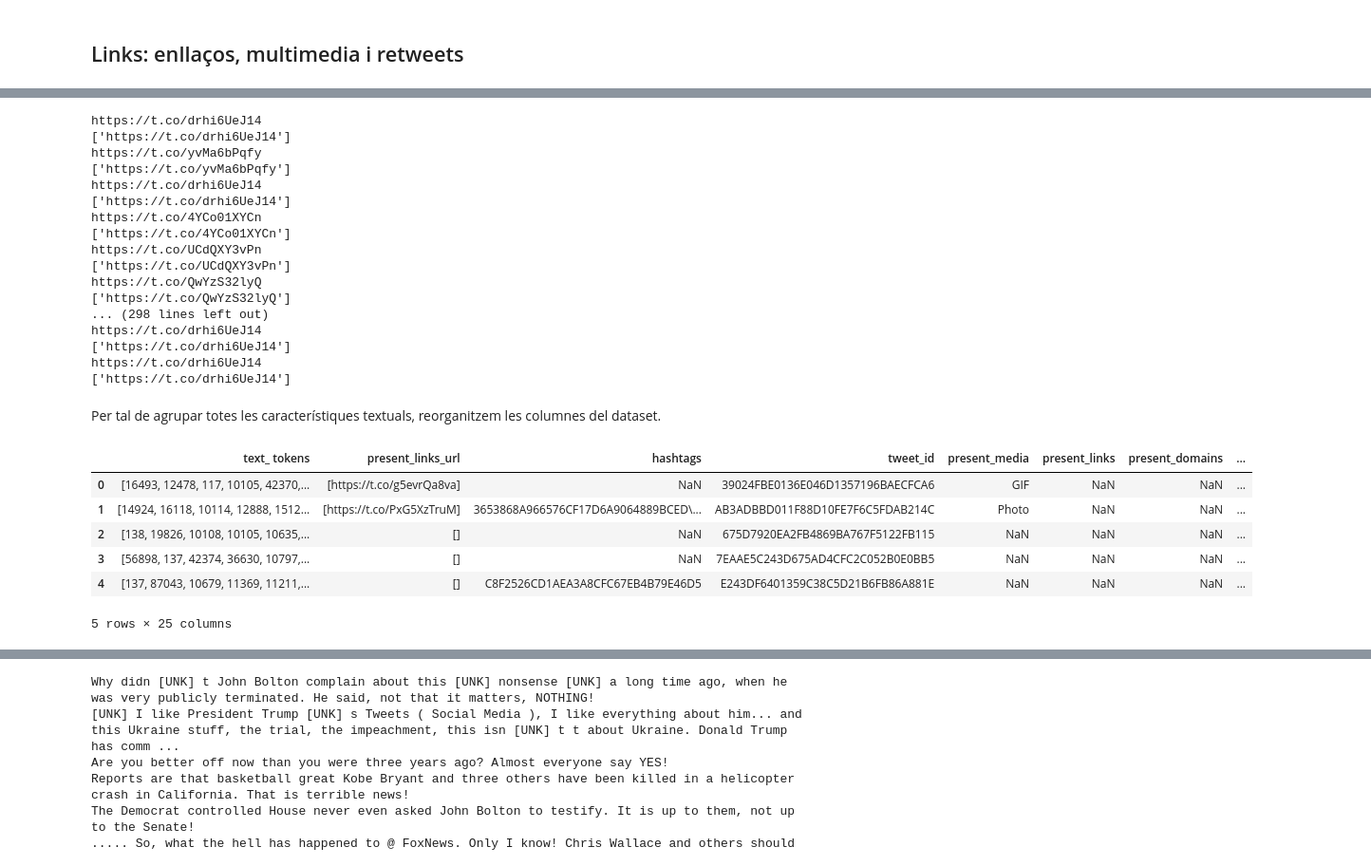
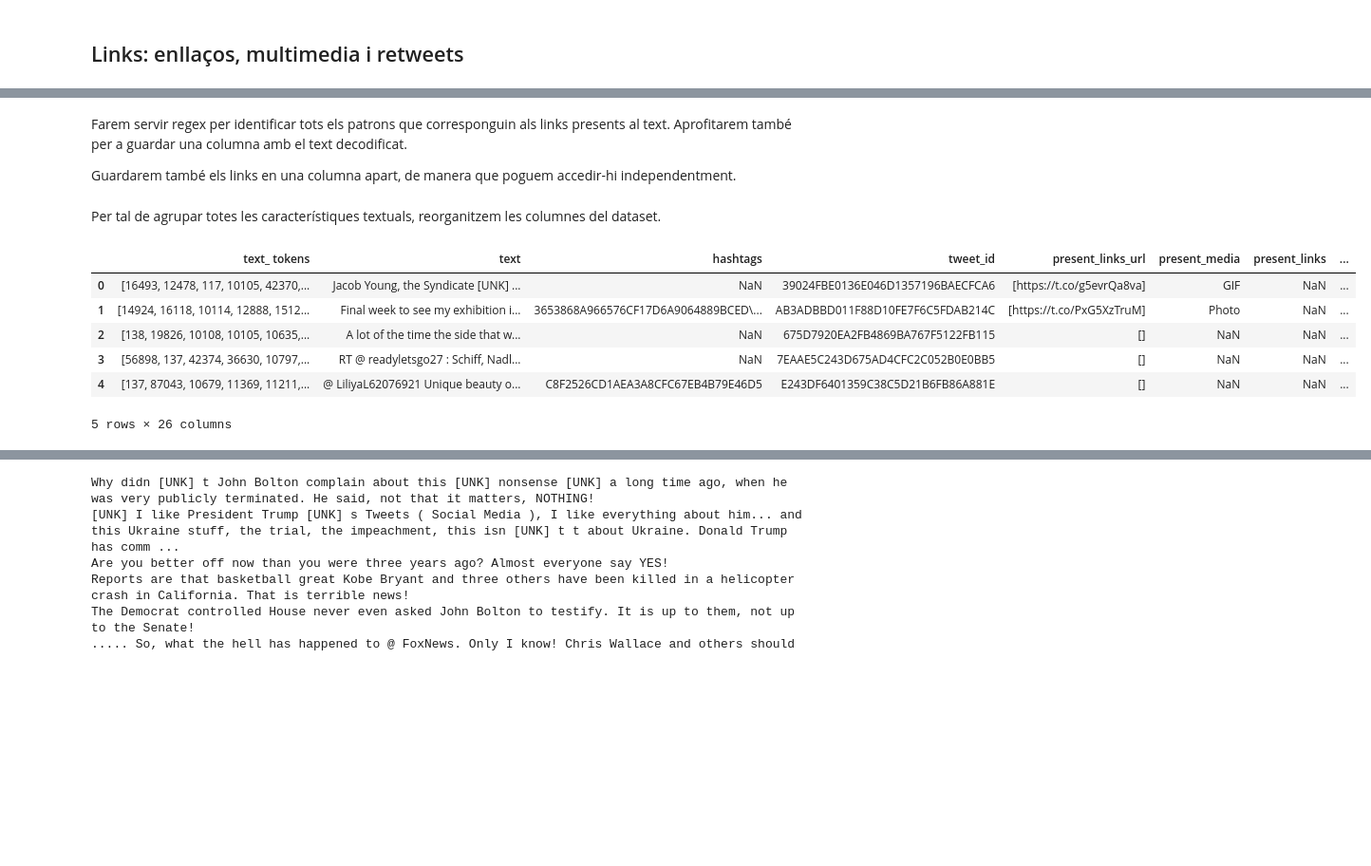
Before and after one commit to RicardFS90/Recsys_Twitter, a Jupyter notebook: Text analysis per entrega.ipynb, the cells around one changed output, grey strips where cells are left out. Shown at 95% size. Cells and saved outputs as stored; diff of their text form; code cells hidden in the pictures; blank space fills up the shorter version.

```diff
--- a/Text analysis per entrega.ipynb
+++ b/Text analysis per entrega.ipynb
@@ -209,57 +213,53 @@ for index, row in d_eng_user.iterrows():
-# %%
-#Let's print them in order to check the resulting strings and easily access the links in the text
-for i, s in enumerate(list_twits):
-    list_twits_item = []
-    for item in list_twits[i]:
-        link_regex = item.replace(' ','')
-        list_twits_item.append(link_regex) # I use replace because s.strip() is not working
-        print(link_regex) #Let's print the link so we can access it easier
-
-    #list_twits_fix.append(list_twits_item)
-    if list_twits_item != []: print(list_twits_item) #Print only the lists that are not empty
-#print(list_twits_fix)
-# %% [output]
-https://t.co/drhi6UeJ14
-['https://t.co/drhi6UeJ14']
-https://t.co/yvMa6bPqfy
-['https://t.co/yvMa6bPqfy']
-https://t.co/drhi6UeJ14
-['https://t.co/drhi6UeJ14']
-https://t.co/4YCo01XYCn
-['https://t.co/4YCo01XYCn']
-https://t.co/UCdQXY3vPn
-['https://t.co/UCdQXY3vPn']
-https://t.co/QwYzS32lyQ
-['https://t.co/QwYzS32lyQ']
-... (298 lines left out)
-https://t.co/drhi6UeJ14
-['https://t.co/drhi6UeJ14']
-https://t.co/drhi6UeJ14
-['https://t.co/drhi6UeJ14']
+# %% [markdown]
+Farem servir regex per identificar tots els patrons que corresponguin als links presents al text. Aprofitarem també per a guardar una columna amb el text decodificat.
+
+Guardarem també els links en una columna apart, de manera que poguem accedir-hi independentment.
 # %%
+#Replace the links in the text in order to made them clickable
+
 #Create a new column to store the list of links
 d_eng['present_links_url'] = ""
-#d_eng.at[index, 'present_links_text'] = links_list
+
+#Now that the text will be more readable, we will create a column with the text
+d_eng['text'] = ""
 
 for index, row in d_eng.iterrows():
     links_list = []
-    links_list = re.findall(valid_pattern, tokenizer.decode(d_eng['text_ tokens'][index]))
+    links_list_clean = []
+    tweet_text = tokenizer.decode(d_eng['text_ tokens'][index])
+    links_list = re.findall(valid_pattern, tweet_text)
+
     for i, s in enumerate(links_list):
-        links_list[i] = s.replace(' ','') # I use replace because s.strip() is not working
+        if i != 0:
+            tweet_text = tweet_text_replaced
+        link_old = s
+        link_new = s.replace(' ','') # I use replace because s.strip() is not working
+        links_list_clean.append(link_new)
+        tweet_text_replaced = tweet_text.replace(link_old, link_new)
 
-    d_eng.at[index, 'present_links_url'] = links_list
+    d_eng.at[index, 'present_links_url'] = links_list_clean
+
+    if links_list == []:
+        d_eng.at[index, 'text'] = tweet_text
+    else:
+        d_eng.at[index, 'text'] = tweet_text_replaced
 # %% [markdown]
 Per tal de agrupar totes les característiques textuals, reorganitzem les columnes del dataset.
 # %%
+second_col = d_eng['text']
+d_eng.drop(labels=['text'], axis=1, inplace = True)
+d_eng.insert(1, 'text', second_col)
+d_eng.head()
+
 col = d_eng['present_links_url']
 d_eng.drop(labels=['present_links_url'], axis=1, inplace = True)
-d_eng.insert(1, 'present_links_url', col)
+d_eng.insert(4, 'present_links_url', col)
 d_eng.head()
 # %% [output]
-|  | text_ tokens | present_links_url | hashtags | tweet_id | present_media | present_links | present_domains | ... |
-| 0 | [16493, 12478, 117, 10105, 42370,... | [https://t.co/g5evrQa8va] | NaN | 39024FBE0136E046D1357196BAECFCA6 | GIF | NaN | NaN | ... |
-| 1 | [14924, 16118, 10114, 12888, 1512... | [https://t.co/PxG5XzTruM] | 3653868A966576CF17D6A9064889BCED\... | AB3ADBBD011F88D10FE7F6C5FDAB214C | Photo | NaN | NaN | ... |
-| 2 | [138, 19826, 10108, 10105, 10635,... | [] | NaN | 675D7920EA2FB4869BA767F5122FB115 | NaN | NaN | NaN | ... |
-| 3 | [56898, 137, 42374, 36630, 10797,... | [] | NaN | 7EAAE5C243D675AD4CFC2C052B0E0BB5 | NaN | NaN | NaN | ... |
-| 4 | [137, 87043, 10679, 11369, 11211,... | [] | C8F2526CD1AEA3A8CFC67EB4B79E46D5 | E243DF6401359C38C5D21B6FB86A881E | NaN | NaN | NaN | ... |
+|  | text_ tokens | text | hashtags | tweet_id | present_links_url | present_media | present_links | ... |
+| 0 | [16493, 12478, 117, 10105, 42370,... | Jacob Young, the Syndicate [UNK] ... | NaN | 39024FBE0136E046D1357196BAECFCA6 | [https://t.co/g5evrQa8va] | GIF | NaN | ... |
+| 1 | [14924, 16118, 10114, 12888, 1512... | Final week to see my exhibition i... | 3653868A966576CF17D6A9064889BCED\... | AB3ADBBD011F88D10FE7F6C5FDAB214C | [https://t.co/PxG5XzTruM] | Photo | NaN | ... |
+| 2 | [138, 19826, 10108, 10105, 10635,... | A lot of the time the side that w... | NaN | 675D7920EA2FB4869BA767F5122FB115 | [] | NaN | NaN | ... |
+| 3 | [56898, 137, 42374, 36630, 10797,... | RT @ readyletsgo27 : Schiff, Nadl... | NaN | 7EAAE5C243D675AD4CFC2C052B0E0BB5 | [] | NaN | NaN | ... |
+| 4 | [137, 87043, 10679, 11369, 11211,... | @ LiliyaL62076921 Unique beauty o... | C8F2526CD1AEA3A8CFC67EB4B79E46D5 | E243DF6401359C38C5D21B6FB86A881E | [] | NaN | NaN | ... |
-5 rows × 25 columns
+5 rows × 26 columns
```
Also changed, not shown: parts of 47 cells of this notebook.
